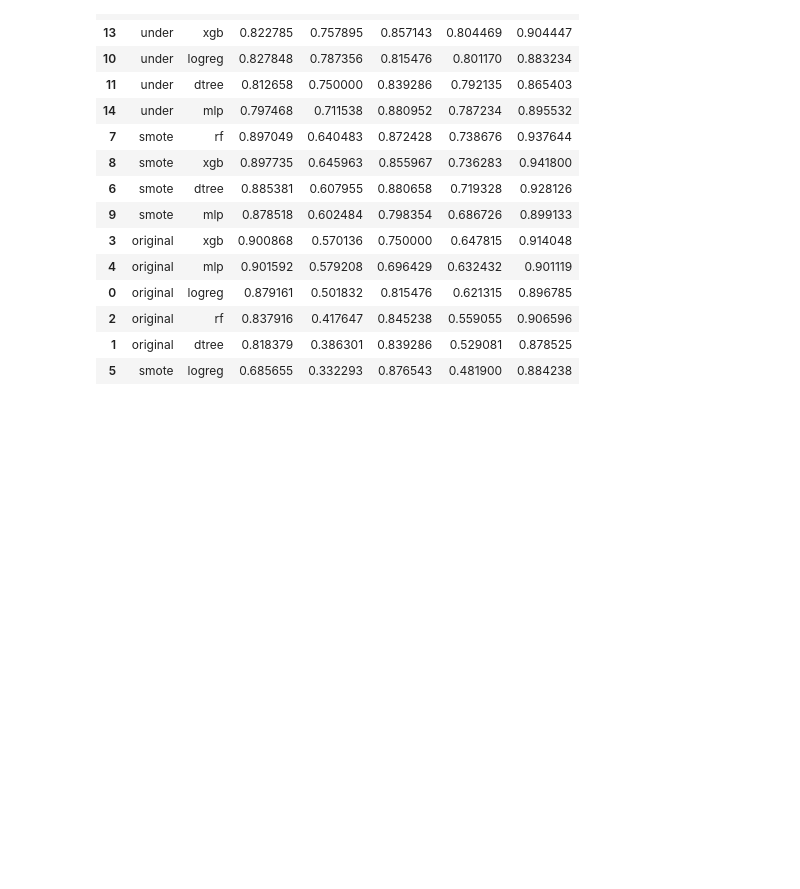
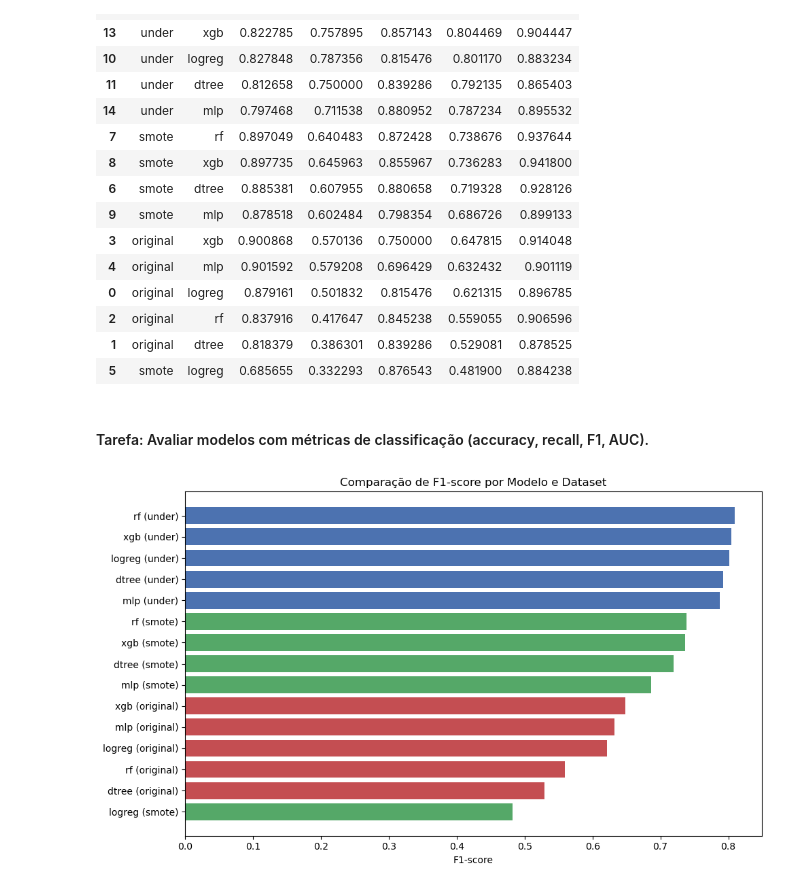
Before and after one commit to jorgelpiva/projetoAplicadoDSXP, a Jupyter notebook: projetoAplicado.ipynb, the cells around one changed output. Cells and saved outputs as stored; diff of their text form; code cells hidden in the pictures; blank space fills up the shorter version.

Commit message:
Avaliar modelos com métricas de classificação (accuracy, recall, F1, AUC).

```diff
--- a/projetoAplicado.ipynb
+++ b/projetoAplicado.ipynb
@@ -952,3 +952,27 @@ results_df
 | 2 | original | rf | 0.837916 | 0.417647 | 0.845238 | 0.559055 | 0.906596 |
 | 1 | original | dtree | 0.818379 | 0.386301 | 0.839286 | 0.529081 | 0.878525 |
 | 5 | smote | logreg | 0.685655 | 0.332293 | 0.876543 | 0.481900 | 0.884238 |
+# %% [markdown]
+#### Tarefa: Avaliar modelos com métricas de classificação (accuracy, recall, F1, AUC).
+# %%
+# Ordenar por F1-score
+df_sorted = results_df.sort_values(by="f1", ascending=False)
+
+# Cores para cada dataset
+colors = {"under": "#4C72B0", "smote": "#55A868", "original": "#C44E52"}
+
+# Plot
+plt.figure(figsize=(10, 6))
+plt.barh(
+    df_sorted['model'] + " (" + df_sorted['dataset'] + ")",
+    df_sorted['f1'],
+    color=[colors[ds] for ds in df_sorted['dataset']]
+)
+
+plt.xlabel("F1-score")
+plt.title("Comparação de F1-score por Modelo e Dataset")
+plt.gca().invert_yaxis()
+plt.tight_layout()
+plt.show()
+# %% [output]
+[figure, added]
```
